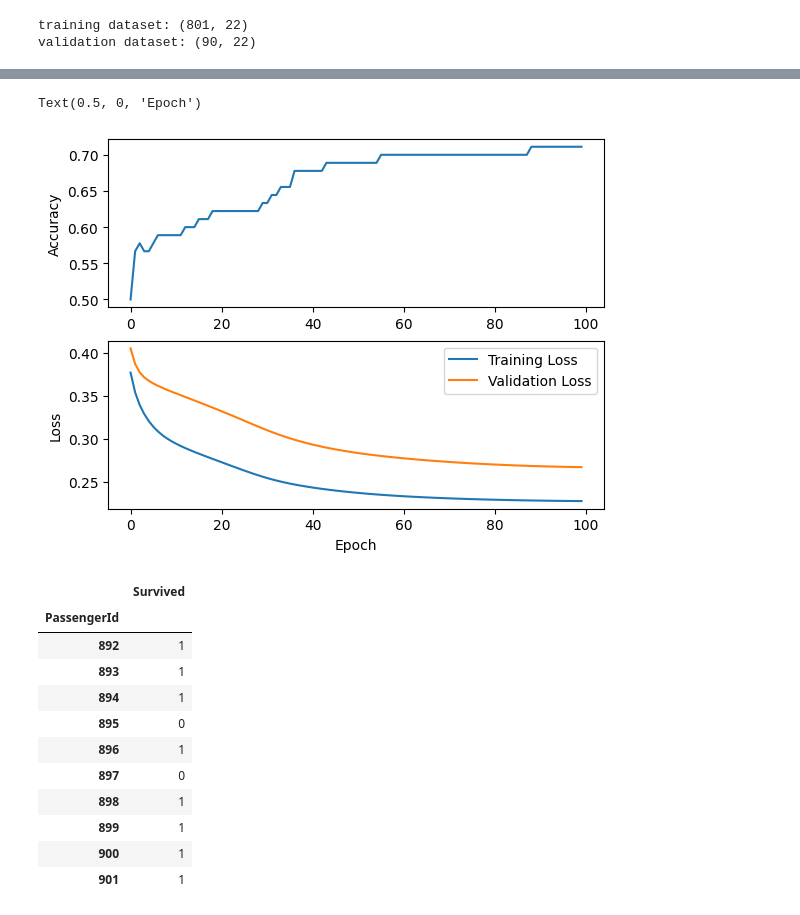
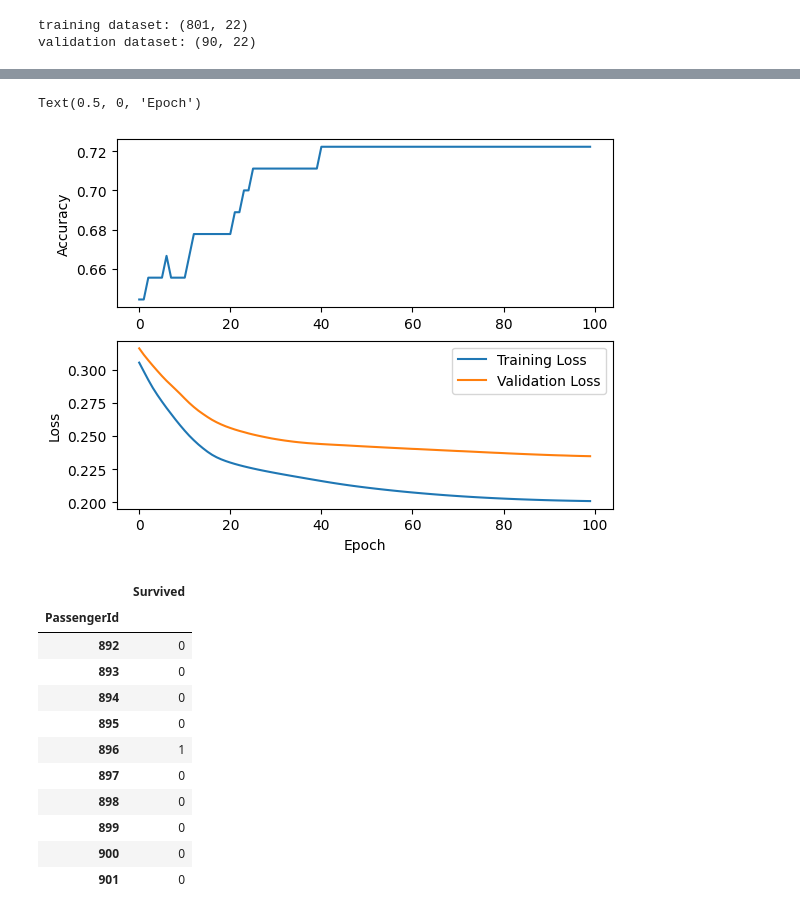
Before and after one commit to zirkelc/micrograd-titanic, a Jupyter notebook: micrograd.ipynb, the cells around one changed output, grey strips where cells are left out. Saved outputs shown, nothing was run; the diff lists cells and outputs as text; code cells hidden in the pictures.

```diff
--- a/micrograd.ipynb
+++ b/micrograd.ipynb
@@ -410,7 +410,7 @@ def train_model(model, xy_train, xy_validate, num_epochs=100, batch_size=32):
 # %%
 # Define number of input features, hidden layers, and output features
 num_inputs = X_train.shape[1]
-num_hidden = [44]
+num_hidden = [100]
 num_outputs = 1
 
 # Initialize the model
@@ -464,5 +464,5 @@ Validation accuracy: 71.111%
 Text(0.5, 0, 'Epoch')
-[figure, old version]
+[figure, new version]
 # %%
 # Input features from the scaled test dataset
 test_features = test_scaled_df.to_numpy()
@@ -479,13 +479,13 @@ submission_df.head(10)
 # %% [output]
 |  | Survived |
 | PassengerId |  |
-| 892 | 1 |
-| 893 | 1 |
-| 894 | 1 |
+| 892 | 0 |
+| 893 | 0 |
+| 894 | 0 |
 | 895 | 0 |
 | 896 | 1 |
 | 897 | 0 |
-| 898 | 1 |
-| 899 | 1 |
-| 900 | 1 |
-| 901 | 1 |
+| 898 | 0 |
+| 899 | 0 |
+| 900 | 0 |
+| 901 | 0 |
```
Also changed, not shown: parts of 2 cells of this notebook.
